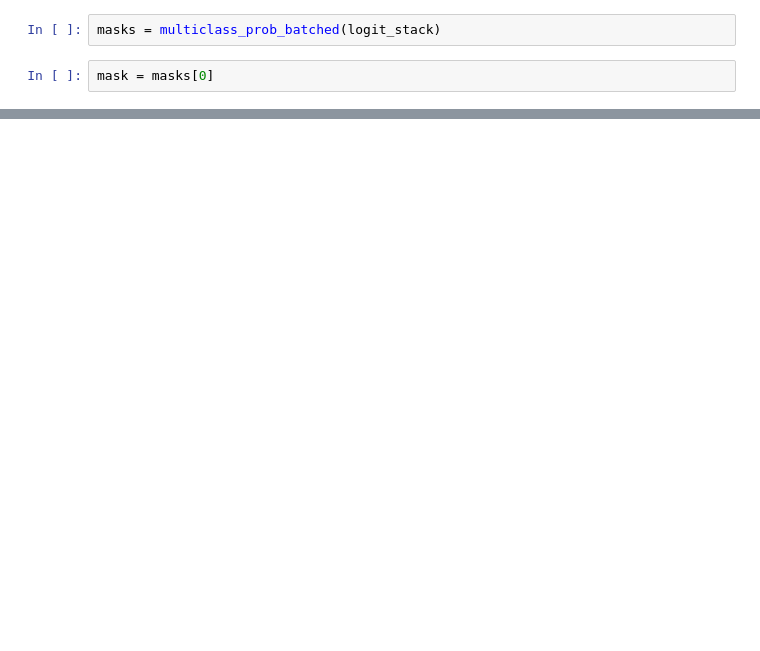
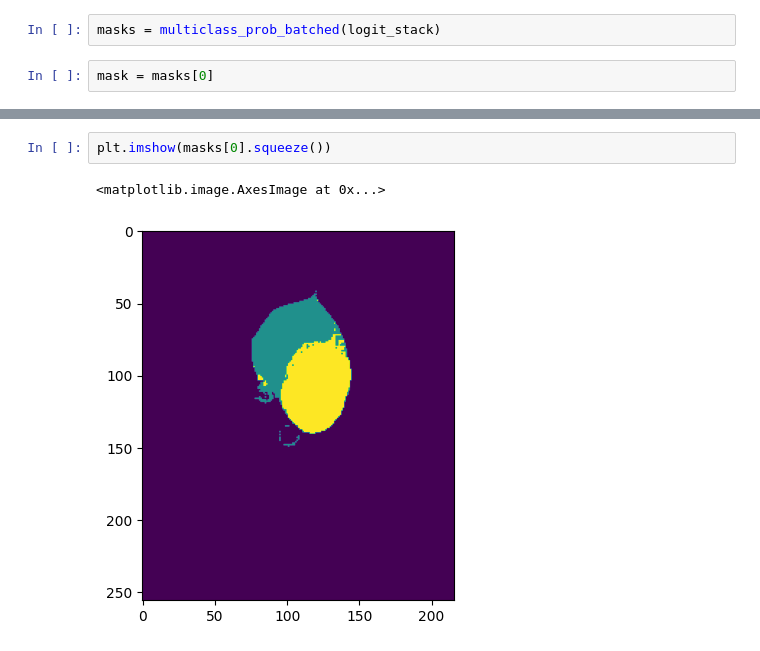
Before and after one commit to ThanhNguyen140/SAM_evaluation, a Jupyter notebook: lisa/testing.ipynb, the cells around one changed output, grey strips where cells are left out. Saved outputs shown, nothing was run; the diff lists cells and outputs as text; blank space fills up the shorter version.

```diff
--- a/lisa/testing.ipynb
+++ b/lisa/testing.ipynb
@@ -119,0 +215,5 @@ plt.imshow(logit_stack[0][1])
+# %%
+plt.imshow(masks[0].squeeze())
+# %% [output]
+<matplotlib.image.AxesImage at 0x...>
+[figure, added]
```
Also changed, not shown: parts of 13 cells of this notebook.
